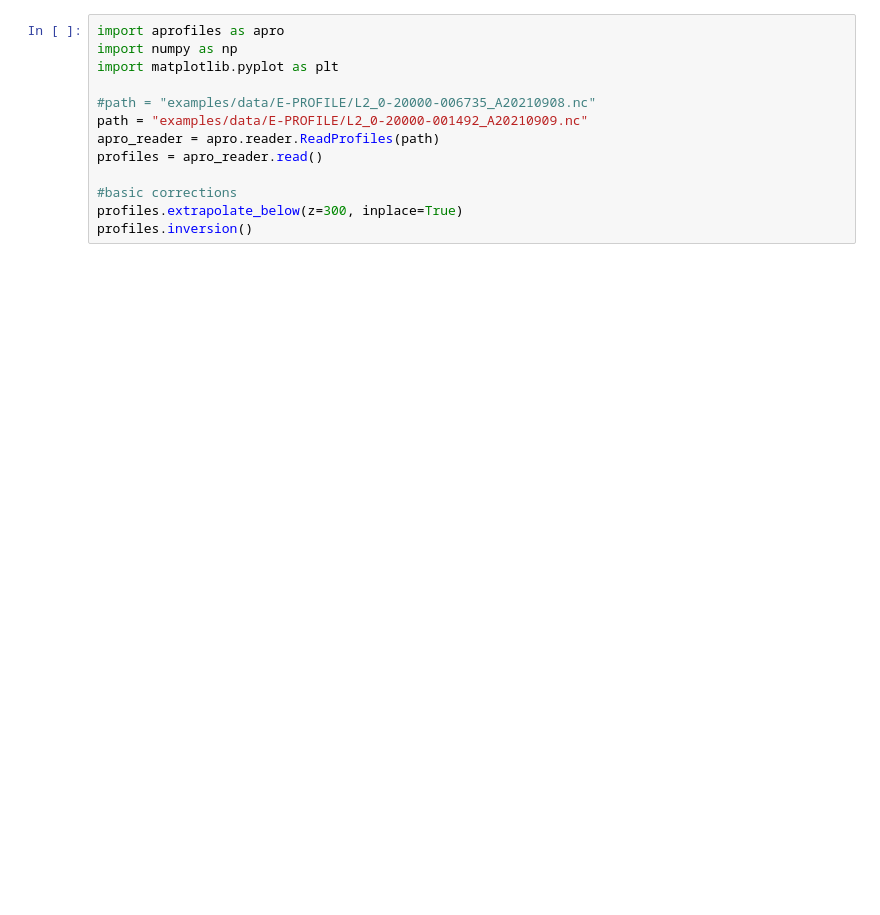
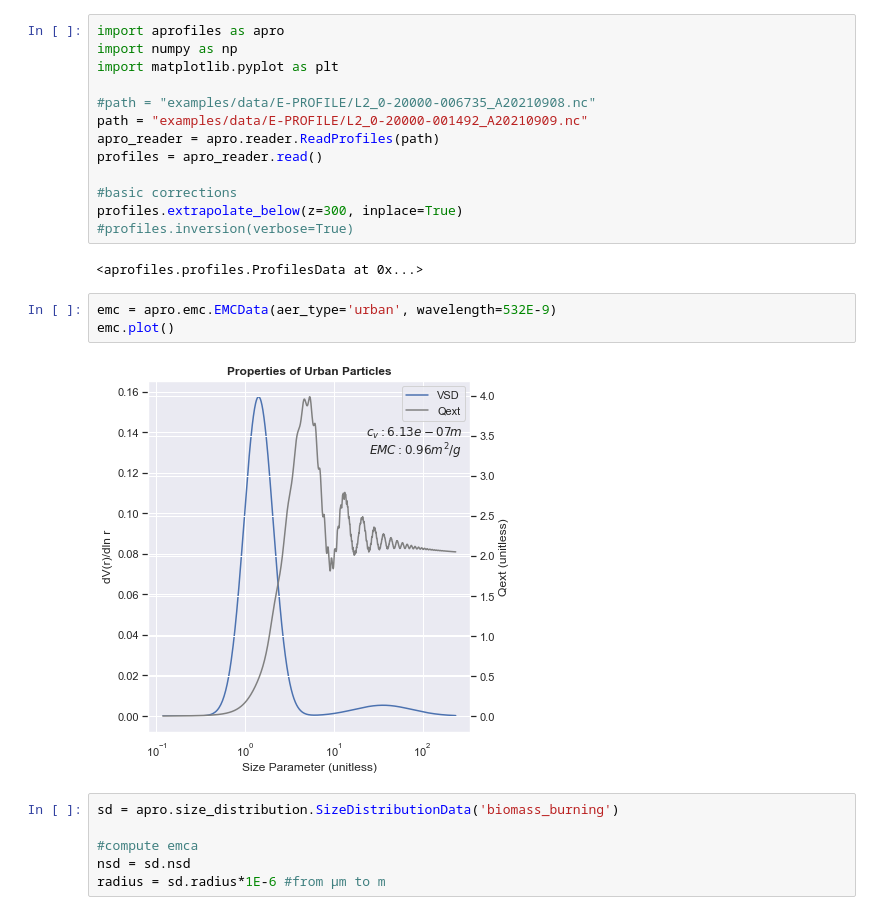
Before and after one commit to AugustinMortier/a-profiles, a Jupyter notebook: dev.ipynb, the cells around one changed output. Drawn from its saved outputs; the diff is of its cells as text; blank space fills up the shorter version.

```diff
--- a/dev.ipynb
+++ b/dev.ipynb
@@ -10,4 +10,17 @@ profiles = apro_reader.read()
 
 #basic corrections
 profiles.extrapolate_below(z=300, inplace=True)
-profiles.inversion()
+#profiles.inversion(verbose=True)
+# %% [output]
+<aprofiles.profiles.ProfilesData at 0x...>
+# %%
+emc = apro.emc.EMCData(aer_type='urban', wavelength=532E-9)
+emc.plot()
+# %% [output]
+[figure, added]
+# %%
+sd = apro.size_distribution.SizeDistributionData('biomass_burning')
+
+#compute emca
+nsd = sd.nsd
+radius = sd.radius*1E-6 #from µm to m
```
Also changed, not shown: parts of 7 cells of this notebook, 42 other files.
